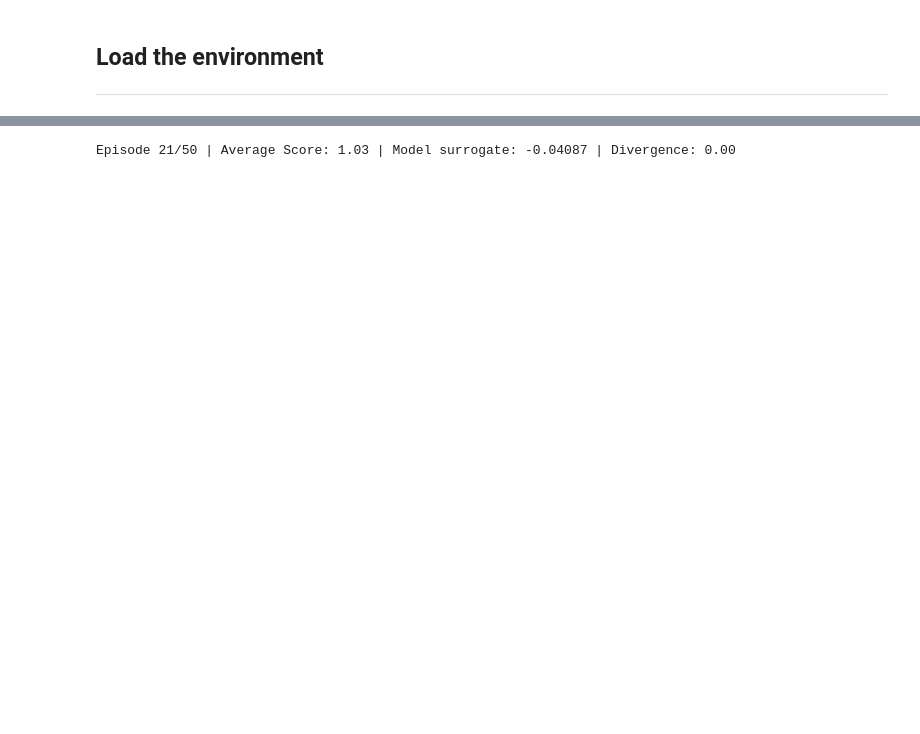
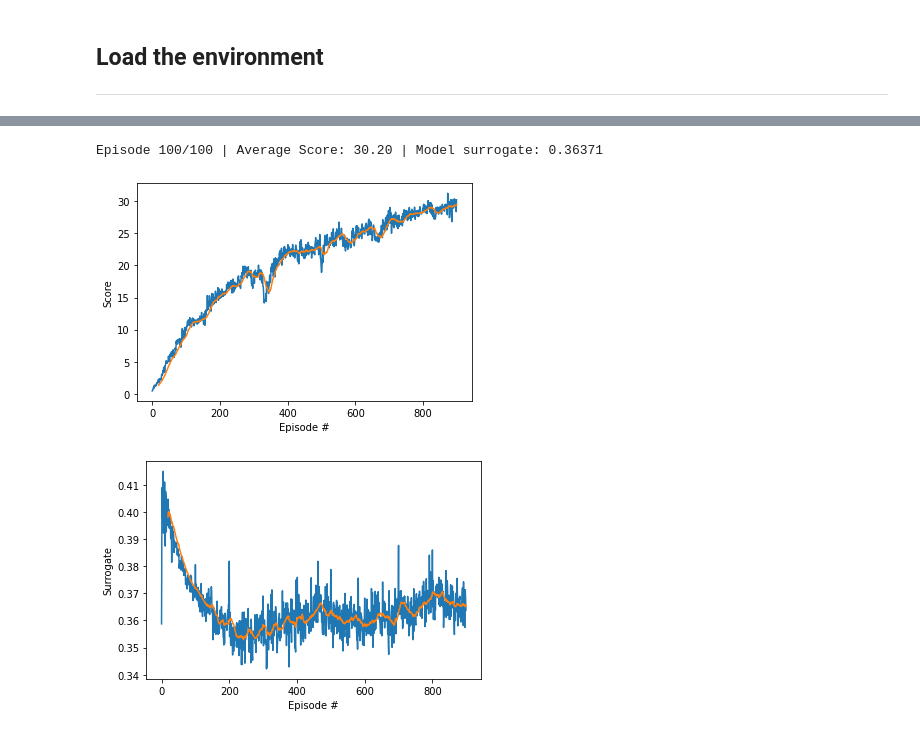
Before and after one commit to guillaumeboniface/reacher, a Jupyter notebook: solution_walkthrough.ipynb, the cells around one changed output, grey strips where cells are left out. Drawn from its saved outputs; the diff is of its cells as text; code cells hidden in the pictures; blank space fills up the shorter version.

```diff
--- a/solution_walkthrough.ipynb
+++ b/solution_walkthrough.ipynb
@@ -55,16 +55,17 @@ def plot_results(scores, surrogates):
 # %%
 class Config:
     def __init__(self):
-        self.num_episodes = 50
-        self.max_t = 1001
-        self.epsilon_start = 0.2
-        self.beta_start = 1
-        self.epsilon_decay =0.999
+        self.num_episodes = 100
+        self.std = 0.25
+        self.epsilon_start = 0.1
+        self.epsilon_decay = 1
         self.learning_rate = 5e-4
-        self.train_iterations = 10
-        self.divergence_target = 0.01
+        self.train_iterations = 4
         self.gamma = 0.99
-        self.mlp_specs = (200, 150)
+        self.mlp_specs = (200, 150, 150)
+        self.update_every = 200
+        self.max_memory = 200
+        self.tau = 1e-3
 
     def as_dict(self):
         return self.__dict__
@@ -73,5 +74,10 @@ class Config:
 controller = PPOController(env, brain_name, Config())
 scores, surrogates = controller.solve()
 plot_results(scores, surrogates)
-# %% [output]
-Episode 21/50 | Average Score: 1.03 | Model surrogate: -0.04087 | Divergence: 0.00
+# %%
+scores, surrogates = controller.solve()
+plot_results(scores, surrogates)
+# %% [output]
+Episode 100/100 | Average Score: 30.20 | Model surrogate: 0.36371
+[figure, added]
+[figure, added]
```
Also changed, not shown: parts of 2 cells of this notebook, 2 other files.
